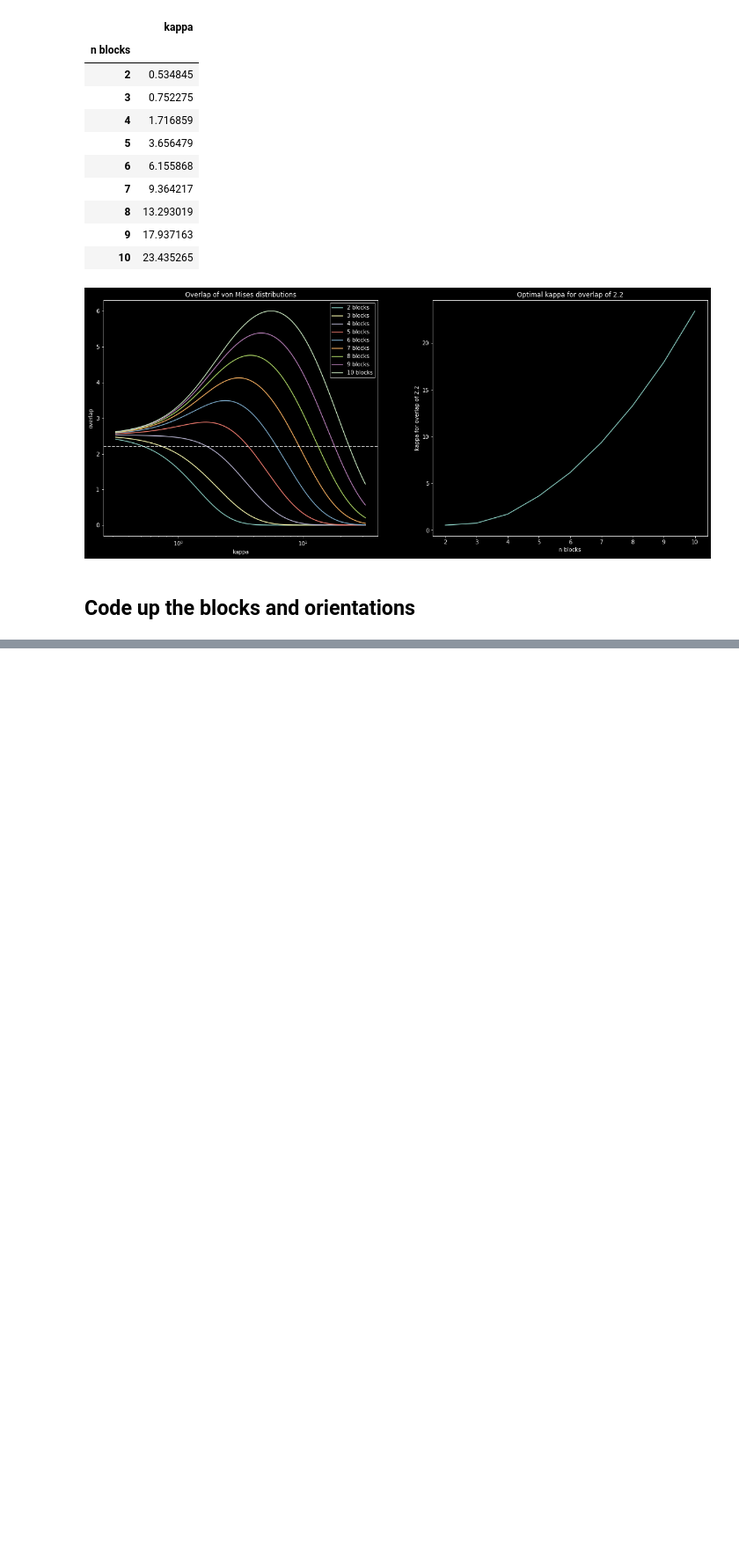
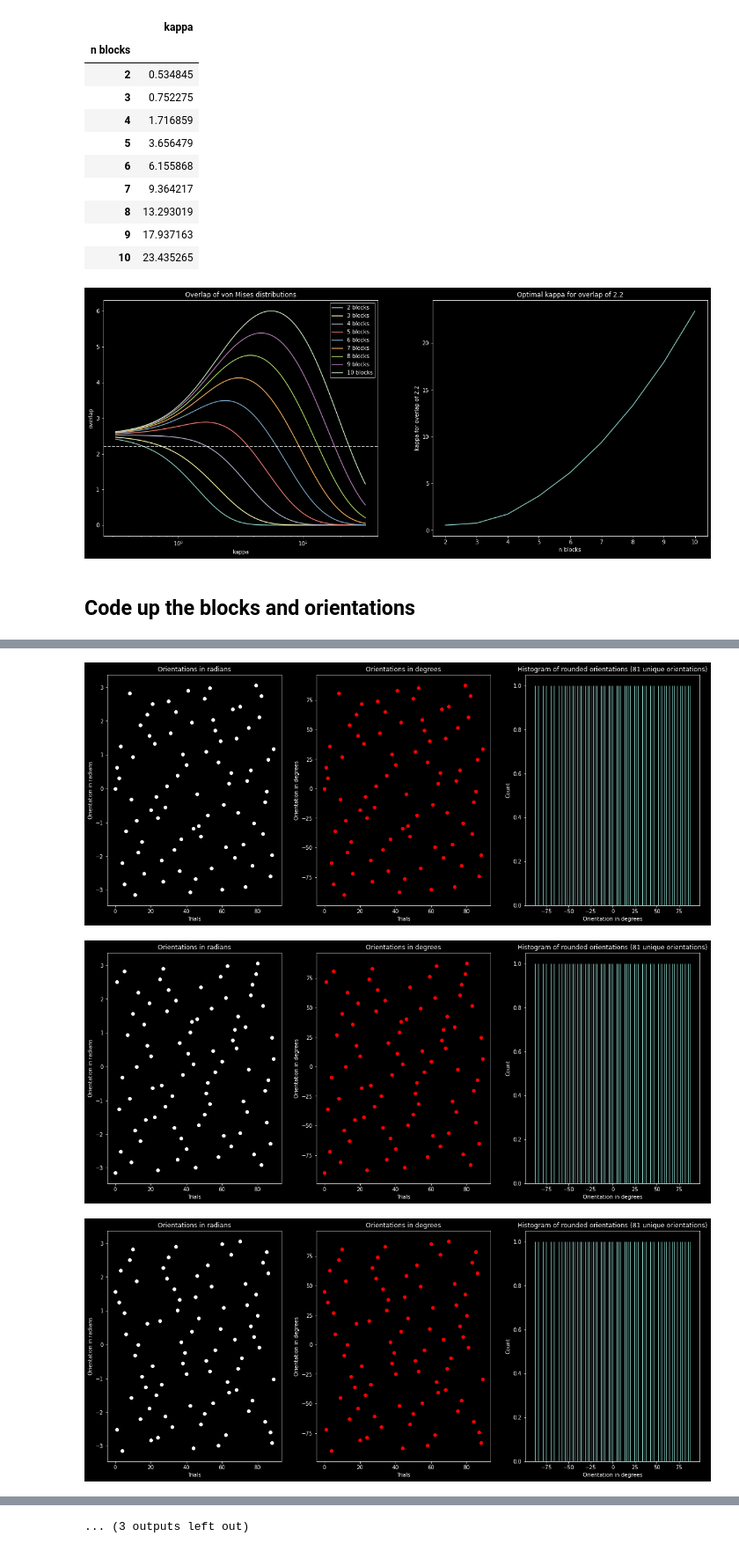
Before and after one commit to spinoza-centre/expectation_orientation, a Jupyter notebook: exp_designs/exp_design.ipynb, the cells around one changed output, grey strips where cells are left out. Shown at 88% size. Saved outputs shown, nothing was run; the diff lists cells and outputs as text; code cells hidden in the pictures; blank space fills up the shorter version.

```diff
--- a/exp_designs/exp_design.ipynb
+++ b/exp_designs/exp_design.ipynb
@@ -197,0 +233,17 @@ axs[1].hist(df['orientation'][df['color']=='green'], bins=np.linspace(-np.pi, np
+# %%
+def create_sj_designs(sj, n_train_runs=4, n_test_runs=12):
+    os.makedirs(f'run_designs/sub-{str(sj).zfill(2)}', exist_ok=True)
+    for i in range(n_train_runs):
+        df = train_run_orientations()
+        df.to_csv(f'run_designs/sub-{str(sj).zfill(2)}/sub-{str(sj).zfill(2)}_task-train_run{str(i+1).zfill(2)}.tsv', sep='\t', index=True, na_rep='NA')
+        plot_train_run_orientations(df, f'run_designs/sub-{str(sj).zfill(2)}/sub-{str(sj).zfill(2)}_task-train_run{str(i+1).zfill(2)}.pdf')
+    for i in range(n_test_runs):
+        df = test_run_orientations()
+        df.to_csv(f'run_designs/sub-{str(sj).zfill(2)}/sub-{str(sj).zfill(2)}_task-test_run{str(i+1).zfill(2)}.tsv', sep='\t', index=True, na_rep='NA')
+        plot_test_run_orientations(df, f'run_designs/sub-{str(sj).zfill(2)}/sub-{str(sj).zfill(2)}_task-test_run{str(i+1).zfill(2)}.pdf')
+    plt.close()
+create_sj_designs(1)
+# %% [output]
+[figure, added]
+[figure, added]
+[figure, added]
@@ -197,0 +259 @@ axs[1].hist(df['orientation'][df['color']=='green'], bins=np.linspace(-np.pi, np
+... (3 outputs left out)
```
Also changed, not shown: parts of 9 cells of this notebook, 39 other files.
